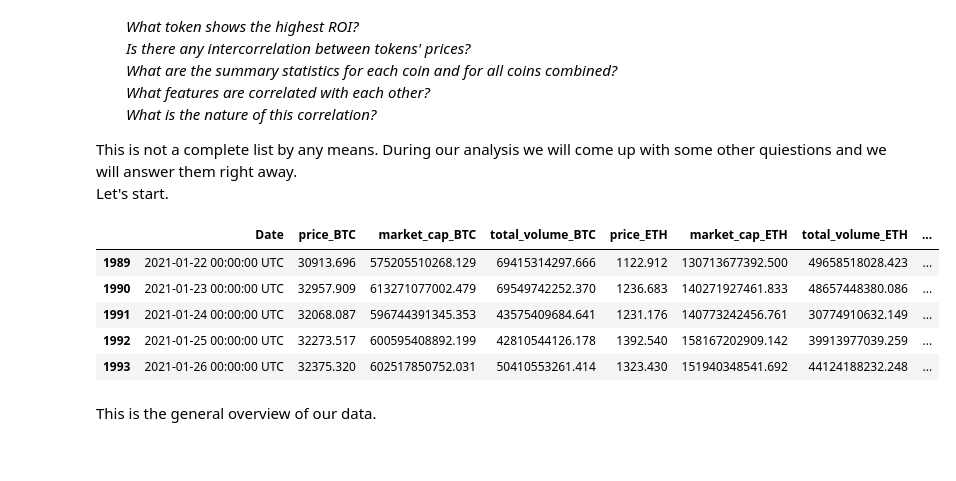
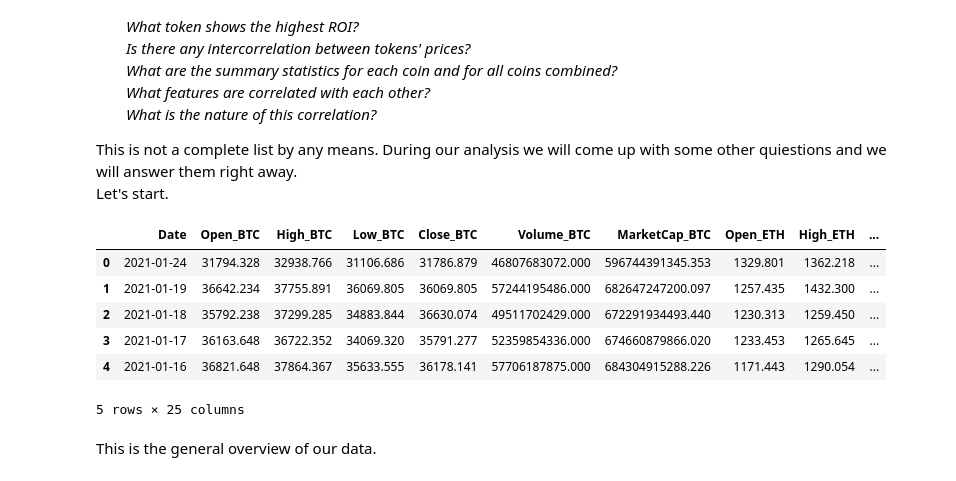
Before and after one commit to igorverevkin1992/Predicting-Bitcoin-Price, a Jupyter notebook: EDA/EDA_new_data.ipynb, the cells around one changed output. Saved outputs shown, nothing was run; the diff lists cells and outputs as text; code cells hidden in the pictures.

```diff
--- a/EDA/EDA_new_data.ipynb
+++ b/EDA/EDA_new_data.ipynb
@@ -30,13 +33,14 @@ sns.set_style('whitegrid')
 #showing only 2 decimals for floats
 pd.options.display.float_format = "{:.3f}".format
 # %%
-df = pd.read_csv('../DW/Data_for_EDA_1.csv')
+df = pd.read_csv('../DW/Data_for_EDA.csv')
 # %%
-df.tail()
+df.head()
 # %% [output]
-|  | Date | price_BTC | market_cap_BTC | total_volume_BTC | price_ETH | market_cap_ETH | total_volume_ETH | ... |
-| 1989 | 2021-01-22 00:00:00 UTC | 30913.696 | 575205510268.129 | 69415314297.666 | 1122.912 | 130713677392.500 | 49658518028.423 | ... |
-| 1990 | 2021-01-23 00:00:00 UTC | 32957.909 | 613271077002.479 | 69549742252.370 | 1236.683 | 140271927461.833 | 48657448380.086 | ... |
-| 1991 | 2021-01-24 00:00:00 UTC | 32068.087 | 596744391345.353 | 43575409684.641 | 1231.176 | 140773242456.761 | 30774910632.149 | ... |
-| 1992 | 2021-01-25 00:00:00 UTC | 32273.517 | 600595408892.199 | 42810544126.178 | 1392.540 | 158167202909.142 | 39913977039.259 | ... |
-| 1993 | 2021-01-26 00:00:00 UTC | 32375.320 | 602517850752.031 | 50410553261.414 | 1323.430 | 151940348541.692 | 44124188232.248 | ... |
+|  | Date | Open_BTC | High_BTC | Low_BTC | Close_BTC | Volume_BTC | MarketCap_BTC | Open_ETH | High_ETH | ... |
+| 0 | 2021-01-24 | 31794.328 | 32938.766 | 31106.686 | 31786.879 | 46807683072.000 | 596744391345.353 | 1329.801 | 1362.218 | ... |
+| 1 | 2021-01-19 | 36642.234 | 37755.891 | 36069.805 | 36069.805 | 57244195486.000 | 682647247200.097 | 1257.435 | 1432.300 | ... |
+| 2 | 2021-01-18 | 35792.238 | 37299.285 | 34883.844 | 36630.074 | 49511702429.000 | 672291934493.440 | 1230.313 | 1259.450 | ... |
+| 3 | 2021-01-17 | 36163.648 | 36722.352 | 34069.320 | 35791.277 | 52359854336.000 | 674660879866.020 | 1233.453 | 1265.645 | ... |
+| 4 | 2021-01-16 | 36821.648 | 37864.367 | 35633.555 | 36178.141 | 57706187875.000 | 684304915288.226 | 1171.443 | 1290.054 | ... |
+5 rows × 25 columns
```
Also changed, not shown: parts of 19 cells of this notebook, 1 other file.
